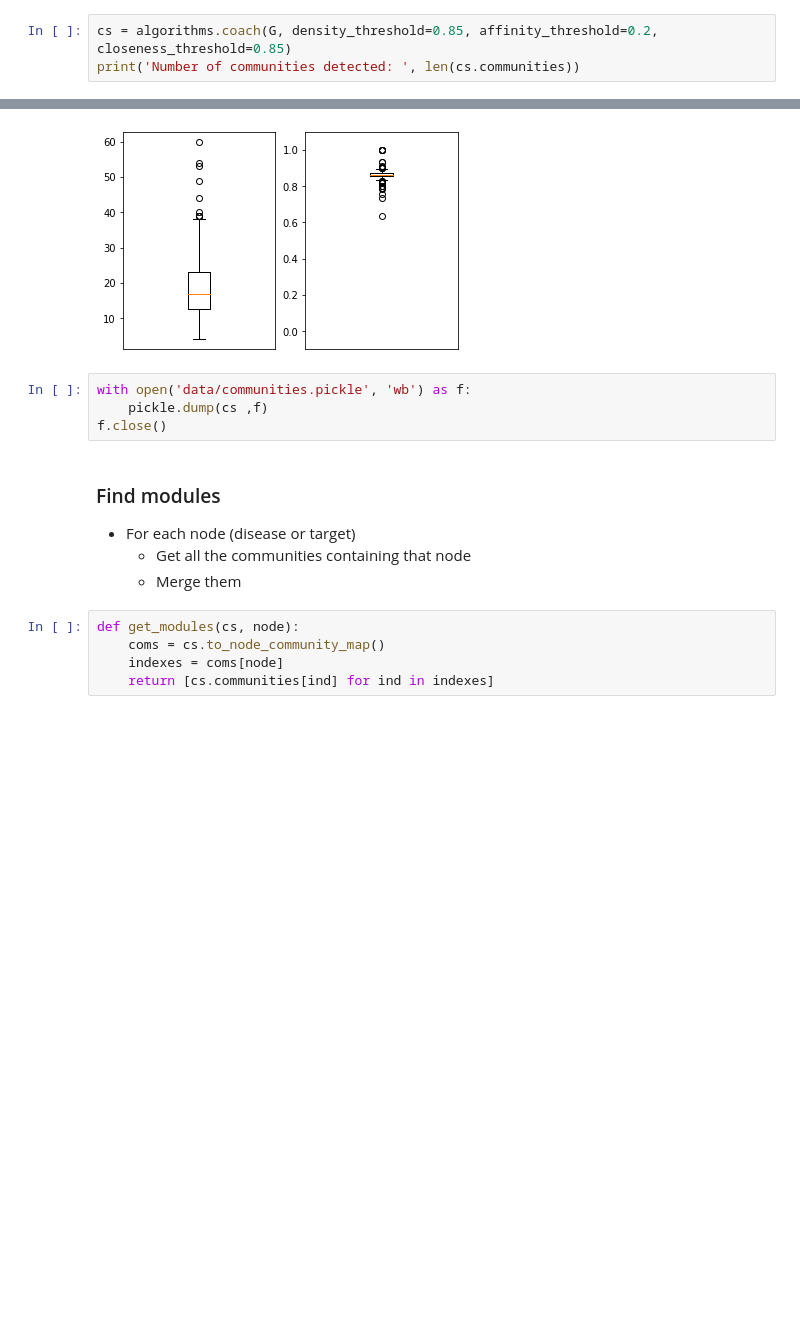
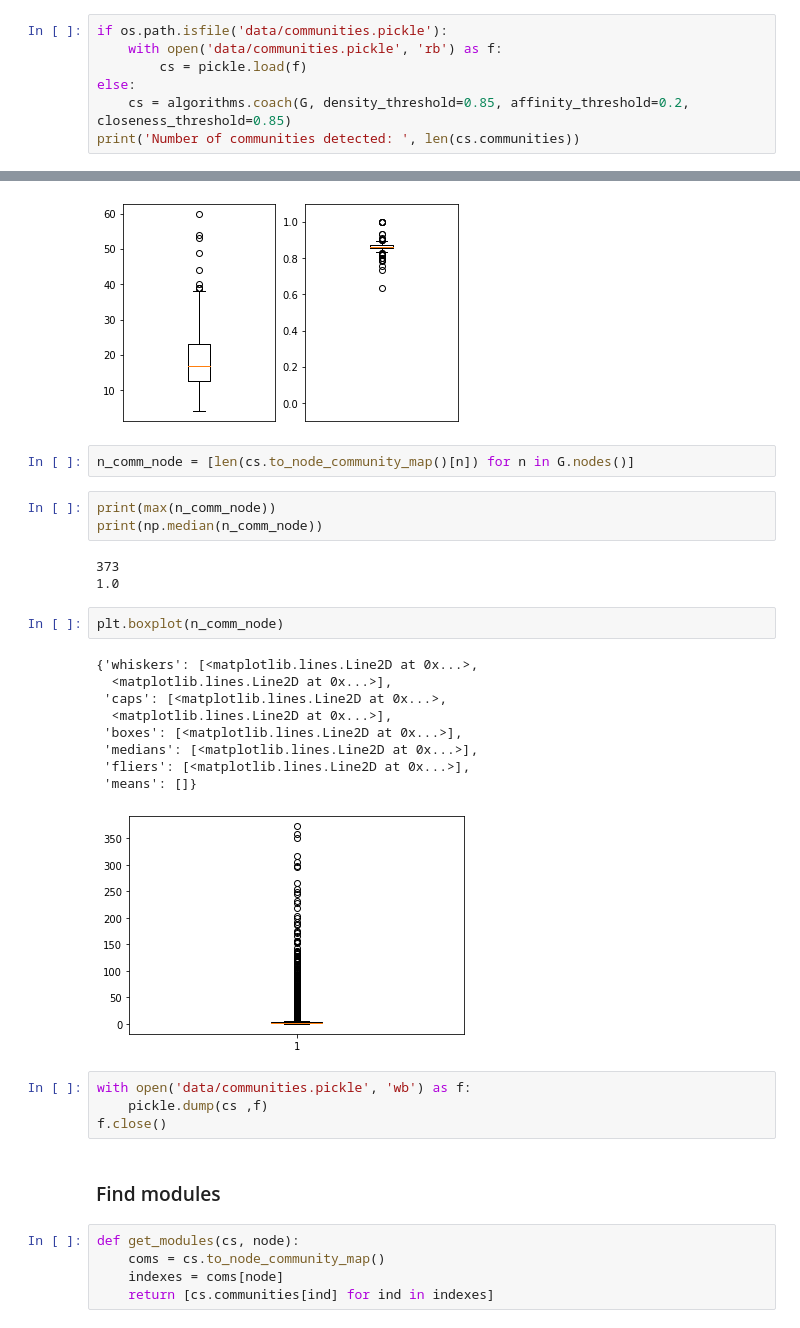
Before and after one commit to darcoenr/chl, a Jupyter notebook: 2_community_detection.ipynb, the cells around one changed output, grey strips where cells are left out. Cells and saved outputs as stored; diff of their text form; blank space fills up the shorter version.

```diff
--- a/2_community_detection.ipynb
+++ b/2_community_detection.ipynb
@@ -28,7 +25,11 @@ Number of self loops: 8
 # %% [markdown]
 ### Community detection
 # %%
-cs = algorithms.coach(G, density_threshold=0.85, affinity_threshold=0.2, closeness_threshold=0.85)
+if os.path.isfile('data/communities.pickle'):
+    with open('data/communities.pickle', 'rb') as f:
+        cs = pickle.load(f)
+else:
+    cs = algorithms.coach(G, density_threshold=0.85, affinity_threshold=0.2, closeness_threshold=0.85)
 print('Number of communities detected: ', len(cs.communities))
 # %% [output]
 Number of communities detected:  2954
@@ -111,15 +128,32 @@ axs[1].set_xticks([])
 []
 [figure]
 [figure]
+# %%
+n_comm_node = [len(cs.to_node_community_map()[n]) for n in G.nodes()]
+# %%
+print(max(n_comm_node))
+print(np.median(n_comm_node))
+# %% [output]
+373
+1.0
+# %%
+plt.boxplot(n_comm_node)
+# %% [output]
+{'whiskers': [<matplotlib.lines.Line2D at 0x...>,
+  <matplotlib.lines.Line2D at 0x...>],
+ 'caps': [<matplotlib.lines.Line2D at 0x...>,
+  <matplotlib.lines.Line2D at 0x...>],
+ 'boxes': [<matplotlib.lines.Line2D at 0x...>],
+ 'medians': [<matplotlib.lines.Line2D at 0x...>],
+ 'fliers': [<matplotlib.lines.Line2D at 0x...>],
+ 'means': []}
+[figure, added]
 # %%
 with open('data/communities.pickle', 'wb') as f:
     pickle.dump(cs ,f)
 f.close()
-# %% [markdown]
-### Find modules
-* For each node (disease or target)
-    * Get all the communities containing that node
-    * Merge them
+# %% [markdown]
+### Find modules
 # %%
 def get_modules(cs, node):
     coms = cs.to_node_community_map()
```
Also changed, not shown: parts of 4 cells of this notebook, 2 other files.
